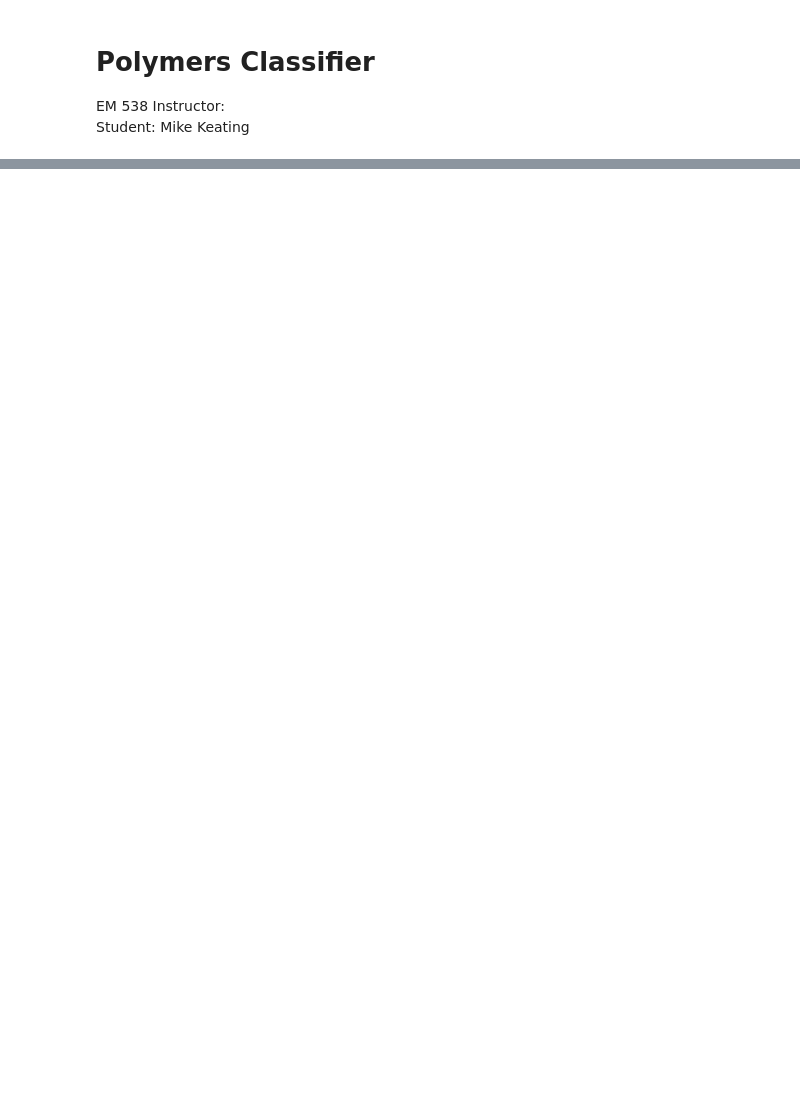
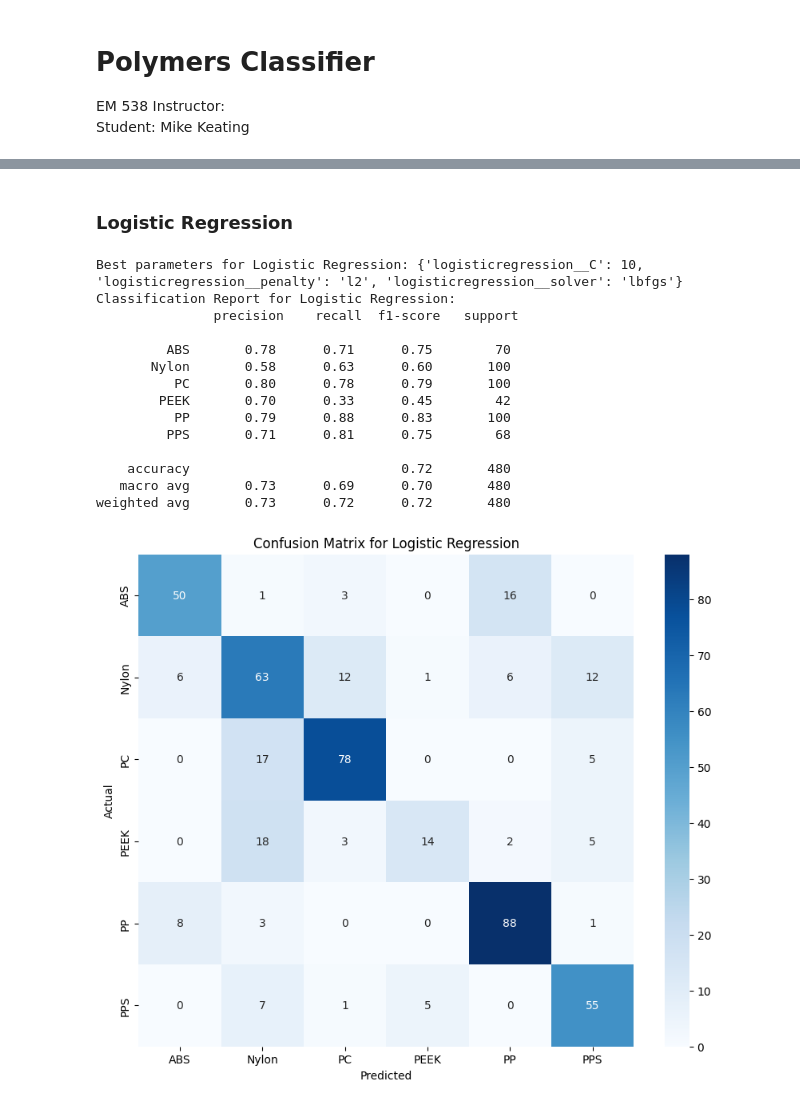
Before and after one commit to mike-keating-iv/ml-polymer-classification, a Jupyter notebook: polymers_classifier.ipynb, the cells around one changed output, grey strips where cells are left out. Saved outputs shown, nothing was run; the diff lists cells and outputs as text; code cells hidden in the pictures; blank space fills up the shorter version.

```diff
--- a/polymers_classifier.ipynb
+++ b/polymers_classifier.ipynb
@@ -394,0 +257,17 @@ df.groupby("Polymer Group").mean(numeric_only=True).round(2)
+# %%
+# Scale and encode the data
+from sklearn.preprocessing import StandardScaler, LabelEncoder
+from sklearn.model_selection import train_test_split
+# Scale the numerical features
+scaler = StandardScaler()
+numerical_features = df_balanced.select_dtypes(include=["float64", "int64"]).columns.tolist()
+df_balanced[numerical_features] = scaler.fit_transform(df_balanced[numerical_features])
+
+# Encode the categorical features
+label_encoder = LabelEncoder()
+df_balanced["polymer_class"] = label_encoder.fit_transform(df_balanced["polymer_class"])
+
+# Split the data into training and test sets
+X = df_balanced.drop("polymer_class", axis=1)
+y = df_balanced["polymer_class"]
+X_train, X_test, y_train, y_test = train_test_split(X, y, test_size=0.2, random_state=42, stratify=y)
@@ -394,0 +276,63 @@ df.groupby("Polymer Group").mean(numeric_only=True).round(2)
+# %% [markdown]
+### Logistic Regression
+# %%
+# Multi-class logistic regression
+warnings.filterwarnings('ignore')
+from sklearn.linear_model import LogisticRegression
+from sklearn.metrics import classification_report, confusion_matrix
+from sklearn.pipeline import make_pipeline
+from sklearn.model_selection import GridSearchCV
+
+pipe_logreg = make_pipeline(StandardScaler(), LogisticRegression(max_iter=1000))
+pipe_logreg.fit(X_train, y_train)
+
+param_grid_logreg = [
+    {
+        'logisticregression__solver': ['lbfgs'],
+        'logisticregression__C': [0.01, 0.1, 1, 10],
+        'logisticregression__penalty': ['l2'],
+    },
+    {
+        'logisticregression__solver': ['liblinear'],
+        'logisticregression__C': [0.01, 0.1, 1, 10],
+        'logisticregression__penalty': ['l2'],
+    },
+    {
+        'logisticregression__solver': ['saga'],
+        'logisticregression__C': [0.01, 0.1, 1, 10],
+        'logisticregression__penalty': ['l1', 'l2'],
+    }
+]
+grid_search_logreg = GridSearchCV(pipe_logreg, param_grid_logreg, cv=5, scoring="accuracy", n_jobs=-1)
+
+grid_search_logreg.fit(X_train, y_train)
+y_pred_logreg = grid_search_logreg.predict(X_test)
+
+print("Best parameters for Logistic Regression:", grid_search_logreg.best_params_)
+print("Classification Report for Logistic Regression:\n", classification_report(y_test, y_pred_logreg, target_names=label_encoder.classes_))
+
+
+# Visualize the results with seaborn
+cm_logreg = confusion_matrix(y_test, y_pred_logreg)
+plt.figure(figsize=(10, 8))
+sns.heatmap(cm_logreg, annot=True, fmt='d', cmap='Blues', xticklabels=label_encoder.classes_, yticklabels=label_encoder.classes_)
+plt.title("Confusion Matrix for Logistic Regression")
+plt.xlabel("Predicted")
+plt.ylabel("Actual")
+plt.show()
+# %% [output]
+Best parameters for Logistic Regression: {'logisticregression__C': 10, 'logisticregression__penalty': 'l2', 'logisticregression__solver': 'lbfgs'}
+Classification Report for Logistic Regression:
+               precision    recall  f1-score   support
+
+         ABS       0.78      0.71      0.75        70
+       Nylon       0.58      0.63      0.60       100
+          PC       0.80      0.78      0.79       100
+        PEEK       0.70      0.33      0.45        42
+          PP       0.79      0.88      0.83       100
+         PPS       0.71      0.81      0.75        68
+
+    accuracy                           0.72       480
+   macro avg       0.73      0.69      0.70       480
+weighted avg       0.73      0.72      0.72       480
+[figure, added]
```
Also changed, not shown: parts of 32 cells of this notebook.
